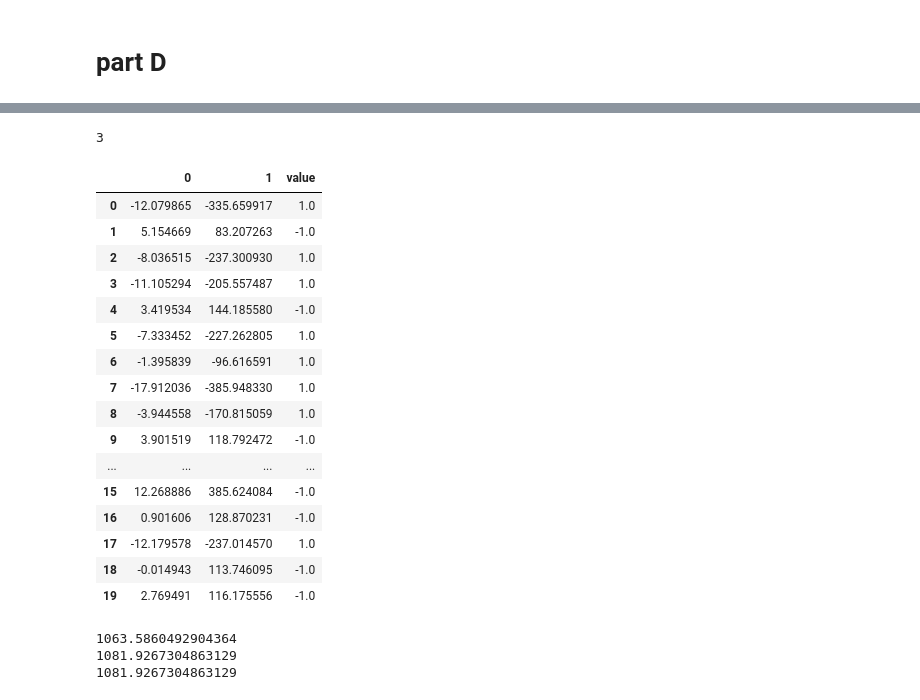
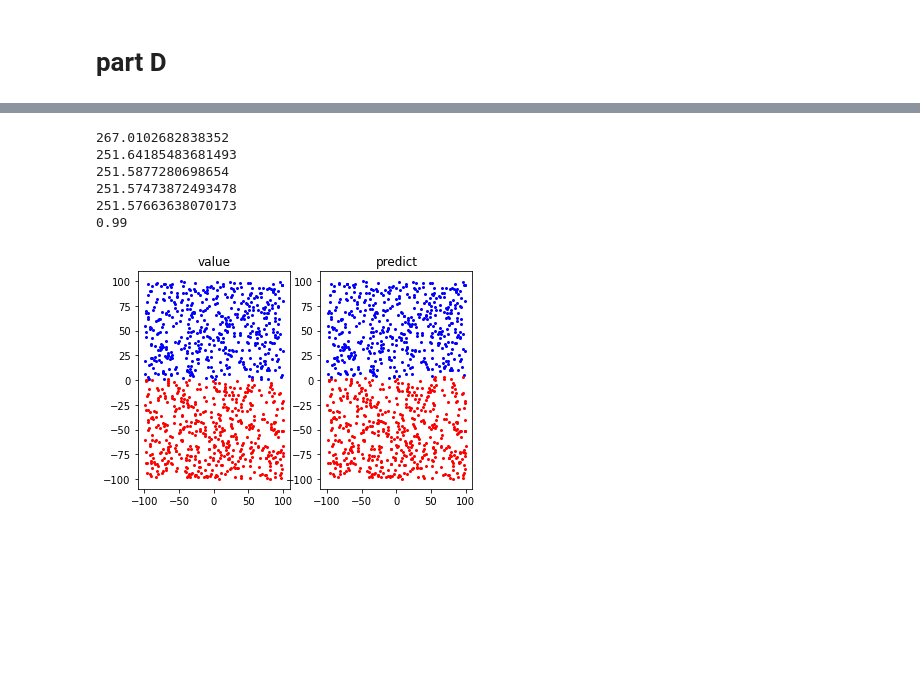
Before and after one commit to TaliaSeada/NeuroComputation_firstProject, a Jupyter notebook: C_D/C D.ipynb, the cells around one changed output, grey strips where cells are left out. Saved outputs shown, nothing was run; the diff lists cells and outputs as text; code cells hidden in the pictures; blank space fills up the shorter version.

```diff
--- a/C_D/C D.ipynb
+++ b/C_D/C D.ipynb
@@ -234,7 +241,7 @@ def confussion_matrix (cf_matrix):
 ## Part C main
 # %%
 train = build_data_partA(1)
-net1=NeuralNetwork(0.1,train,(4,2))
+net1=NeuralNetwork(0.1,train,(4,4))
 net1.fit()
 print("plotting train")
 plotting_train(train)
@@ -508,31 +365,3 @@ listA=net1.getLastHiddenLayerInfo()
-# %%
-print(len(listA))
-df=pd.DataFrame()
-for i in range(len(listA)):
-    if(i<len(listA)-1):
-        df[i]=listA[i]
-    else:
-        df["value"]=listA[i]
-df.head(20)
-# %% [output]
-3
-|  | 0 | 1 | value |
-| 0 | -12.079865 | -335.659917 | 1.0 |
-| 1 | 5.154669 | 83.207263 | -1.0 |
-| 2 | -8.036515 | -237.300930 | 1.0 |
-| 3 | -11.105294 | -205.557487 | 1.0 |
-| 4 | 3.419534 | 144.185580 | -1.0 |
-| 5 | -7.333452 | -227.262805 | 1.0 |
-| 6 | -1.395839 | -96.616591 | 1.0 |
-| 7 | -17.912036 | -385.948330 | 1.0 |
-| 8 | -3.944558 | -170.815059 | 1.0 |
-| 9 | 3.901519 | 118.792472 | -1.0 |
-| ... | ... | ... | ... |
-| 15 | 12.268886 | 385.624084 | -1.0 |
-| 16 | 0.901606 | 128.870231 | -1.0 |
-| 17 | -12.179578 | -237.014570 | 1.0 |
-| 18 | -0.014943 | 113.746095 | -1.0 |
-| 19 | 2.769491 | 116.175556 | -1.0 |
 # %%
 class Adaline:
     def __init__(self, learning_rate, train, num):
@@ -632,7 +451,34 @@ class Adaline:
-# %%
-ada = Adaline(0.1, df, 1)
-weight, bias = ada.fit()
-# %% [output]
-1063.5860492904364
-1081.9267304863129
-1081.9267304863129
+# %%
+# create train df
+traina=build_data_partA(1)
+listA=net1.getLastHiddenLayerInfo(traina)
+dftrain=pd.DataFrame()
+for i in range(len(listA)):
+    if(i<len(listA)-1):
+        dftrain[i]=listA[i]
+    else:
+        dftrain["value"]=listA[i]
+
+# create test df
+test = build_data_partA(9)
+newtest = net1.getLastHiddenLayerInfo(test)
+dftest = pd.DataFrame()
+for i in range(len(newtest)):
+    if(i<len(newtest)-1):
+        dftest[i]=newtest[i]
+    else:
+        dftest["value"]=newtest[i]
+
+ada1 = Adaline(0.8, dftrain, 2)
+weight, bias = ada1.fit()
+count=ada1.predict(dftest, test, weight, bias)
+print(ada1.score(count, dftest))
+plotting_test(test)
+# %% [output]
+267.0102682838352
+251.64185483681493
+251.5877280698654
+251.57473872493478
+251.57663638070173
+0.99
+[figure, added]
```
Also changed, not shown: parts of 15 cells of this notebook.
